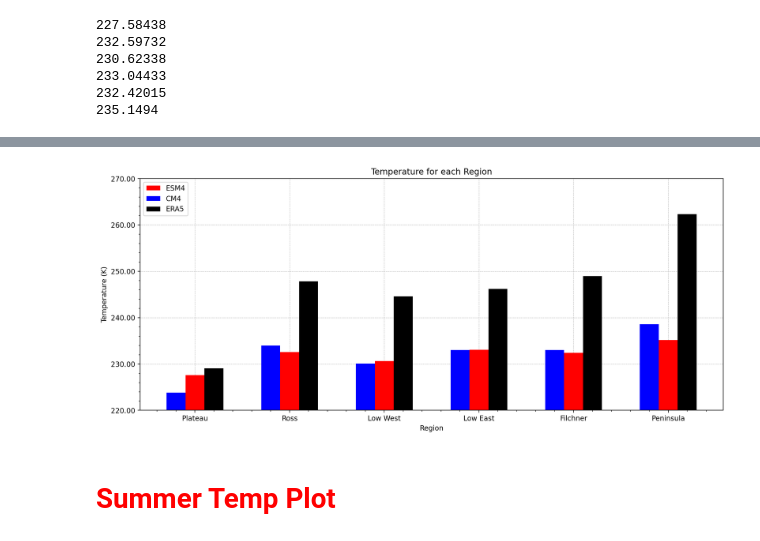
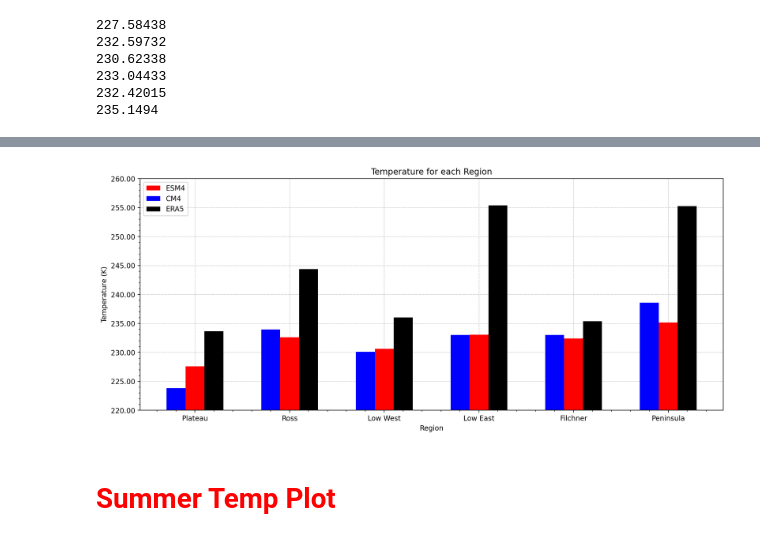
Before and after one commit to twass21/katabatic_winds, a Jupyter notebook: temp_bar_plots.ipynb, the cells around one changed output, grey strips where cells are left out. Saved outputs shown, nothing was run; the diff lists cells and outputs as text; code cells hidden in the pictures.

```diff
--- a/temp_bar_plots.ipynb
+++ b/temp_bar_plots.ipynb
@@ -271,41 +289,41 @@ CM4_total = [223.82227,
 230.10686,
 233.02289,
 233.01022,
 238.5868]
 ESM4_total = [227.58438,
 232.59732,
 230.62338,
 233.04433,
 232.42015,
 235.1494
 ]
 ERA5_total=[
-229.06377,
-247.86156,
-244.56761,
-246.1903,
-248.95052,
-262.36325
+233.64595,
+244.37596,
+236.05264,
+255.37242,
+235.4064,
+255.26268
 
 ]
 X_axis = np.arange(len(X))
 ax.grid(linewidth=0.5, linestyle= '--')
 ax.set_axisbelow(True)
 plt.bar(X_axis, ESM4_total, 0.2, label = 'ESM4', color='r')
 plt.bar(X_axis - 0.2, CM4_total, 0.2, label = 'CM4', color= 'blue')
 plt.bar(X_axis + 0.2, ERA5_total, 0.2, label= 'ERA5', color= 'k')
 
 plt.xticks(X_axis, X)
 plt.xlabel("Region")
 plt.ylabel("Temperature (K)")
 plt.title("Temperature for each Region")
 plt.legend()
-plt.ylim(220,270)
+plt.ylim(220,260)
 ax.yaxis.set_major_formatter(FormatStrFormatter('%.2f'))
 ax.minorticks_on()
 plt.show()
 # %% [output]
-[figure, old version]
+[figure, new version]
 # %% [markdown]
 # <span style="color:red">Summer Temp Plot </span>
 # %%
```
Also changed, not shown: parts of 17 cells of this notebook.
